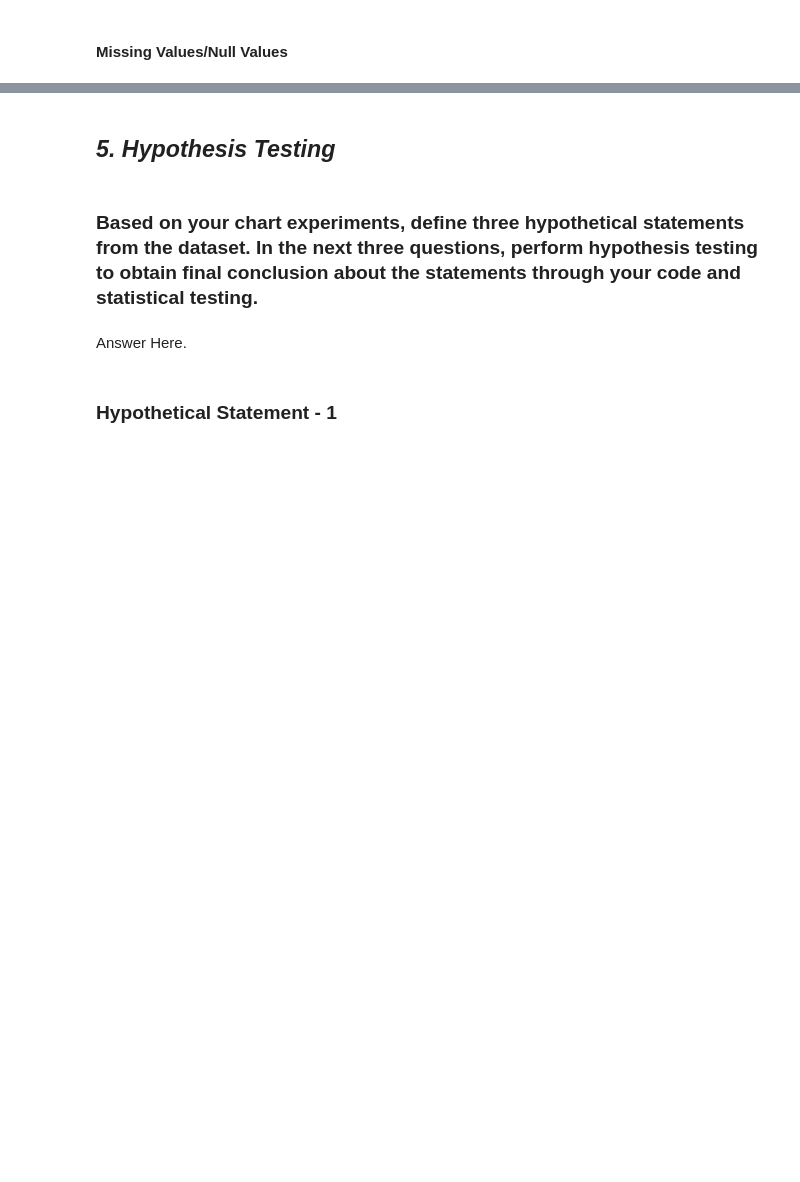
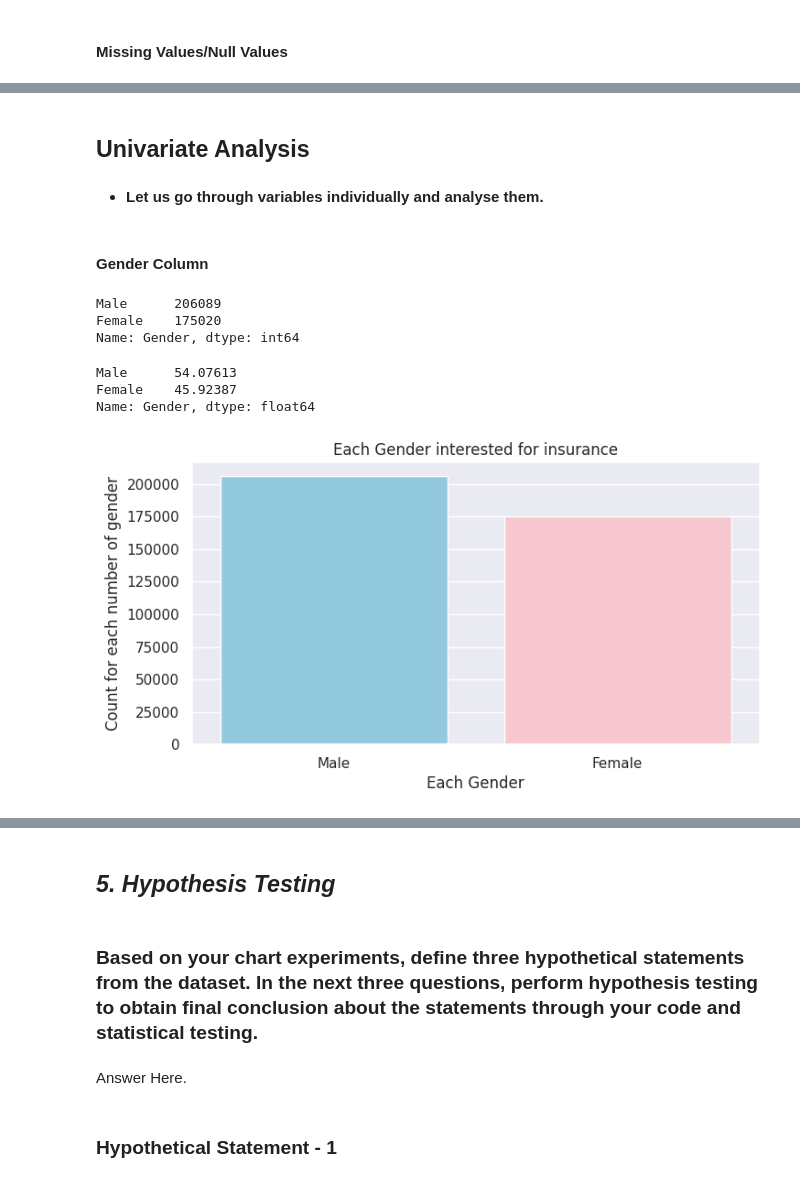
Before and after one commit to k9-Ashish/Health_Insurance_Cross_Sell_Prediction_Capstone_Project, a Jupyter notebook: Health_Insurance_Cross_Sell_Prediction_Capstone_Project.ipynb, the cells around one changed output, grey strips where cells are left out. Saved outputs shown, nothing was run; the diff lists cells and outputs as text; code cells hidden in the pictures; blank space fills up the shorter version.

```diff
--- a/Health_Insurance_Cross_Sell_Prediction_Capstone_Project.ipynb
+++ b/Health_Insurance_Cross_Sell_Prediction_Capstone_Project.ipynb
@@ -391,0 +478,35 @@ Answer Here
+# %% [markdown]
+## Univariate Analysis
+# %% [markdown]
+* <b>Let us go through variables individually and analyse them.</b>
+# %% [markdown]
+#### Gender Column
+# %%
+# Getting the value count for each gender using value_counts from pandas
+df['Gender'].value_counts()
+# %% [output]
+Male      206089
+Female    175020
+Name: Gender, dtype: int64
+# %%
+# Percentage For Response Column
+(df['Gender'].value_counts() / df['Gender'].count()) * 100
+# %% [output]
+Male      54.07613
+Female    45.92387
+Name: Gender, dtype: float64
+# %%
+# Ploting count plot for gender column
+
+plt.figure(figsize = (8, 4))
+
+sns.countplot(data=df, x='Gender', palette=['skyblue', 'pink'])
+
+plt.title('Each Gender interested for insurance')
+
+plt.xlabel('Each Gender')
+plt.ylabel('Count for each number of gender')
+
+plt.show()
+# %% [output]
+[figure, added]
```
Also changed, not shown: parts of 397 cells of this notebook.
